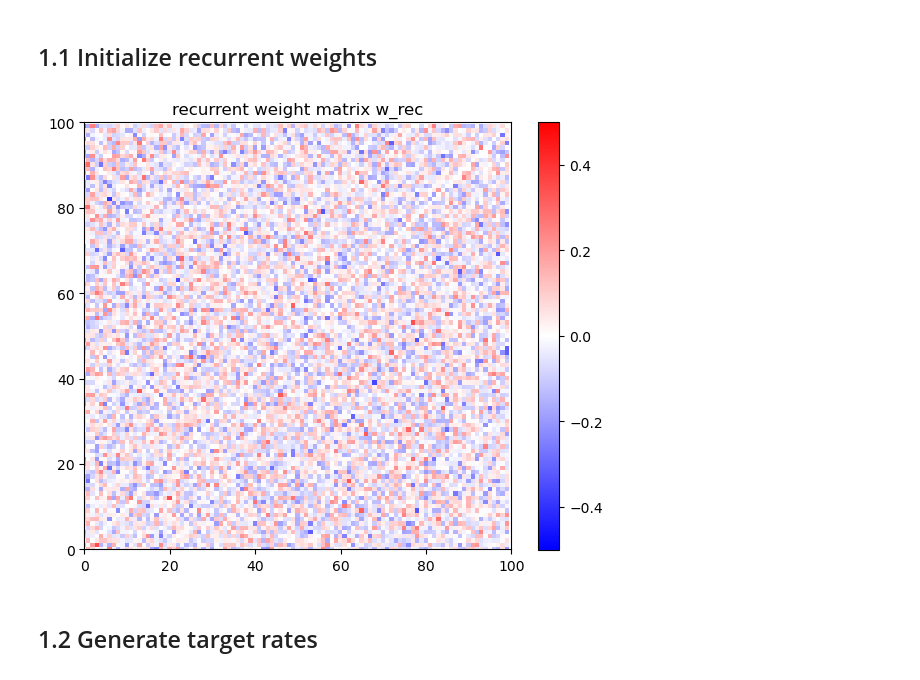
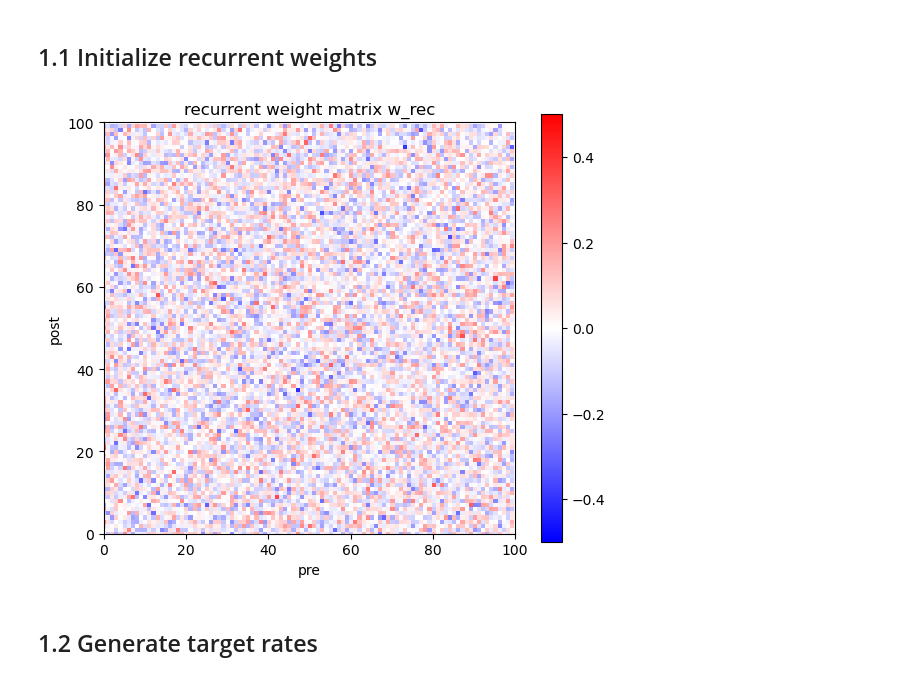
Before and after one commit to chrismkkim/TutorialCNS2025, a Jupyter notebook: part1_train_rate_model.ipynb, the cells around one changed output. Saved outputs shown, nothing was run; the diff lists cells and outputs as text; code cells hidden in the pictures.

```diff
--- a/part1_train_rate_model.ipynb
+++ b/part1_train_rate_model.ipynb
@@ -44,25 +44,27 @@ include(rep_path*"src_part1/param.jl");
 # %%
 include(rep_path*"src_part1/genWeights.jl")
 w_rec = genWeights(p.Ncells,0,1)/sqrt(p.Ncells)
 w_rec_init = copy(w_rec) # save a copy of the initialized recurrent weights
 
 # Plot recurrent weight matrix
 fig, ax = subplots(figsize=(6, 6))
 
 # Custom normalization centered at 0
 norm = matplotlib.colors.CenteredNorm(vcenter=0, halfrange=0.5)
 cax = ax.imshow(w_rec, cmap="bwr", norm=norm)
 colorbar(cax, shrink=0.75)
 
 xlim(0,p.Ncells)
 ylim(0,p.Ncells)
 title("recurrent weight matrix w_rec")
+xlabel("pre")
+ylabel("post")
 
 # Show plot
 tight_layout()
 show()
 # %% [output]
-[figure, old version]
+[figure, new version]
 # %% [markdown]
 ## 1.2 Generate target rates
 # %%
```
Also changed, not shown: parts of 2 cells of this notebook, 1 other file.
